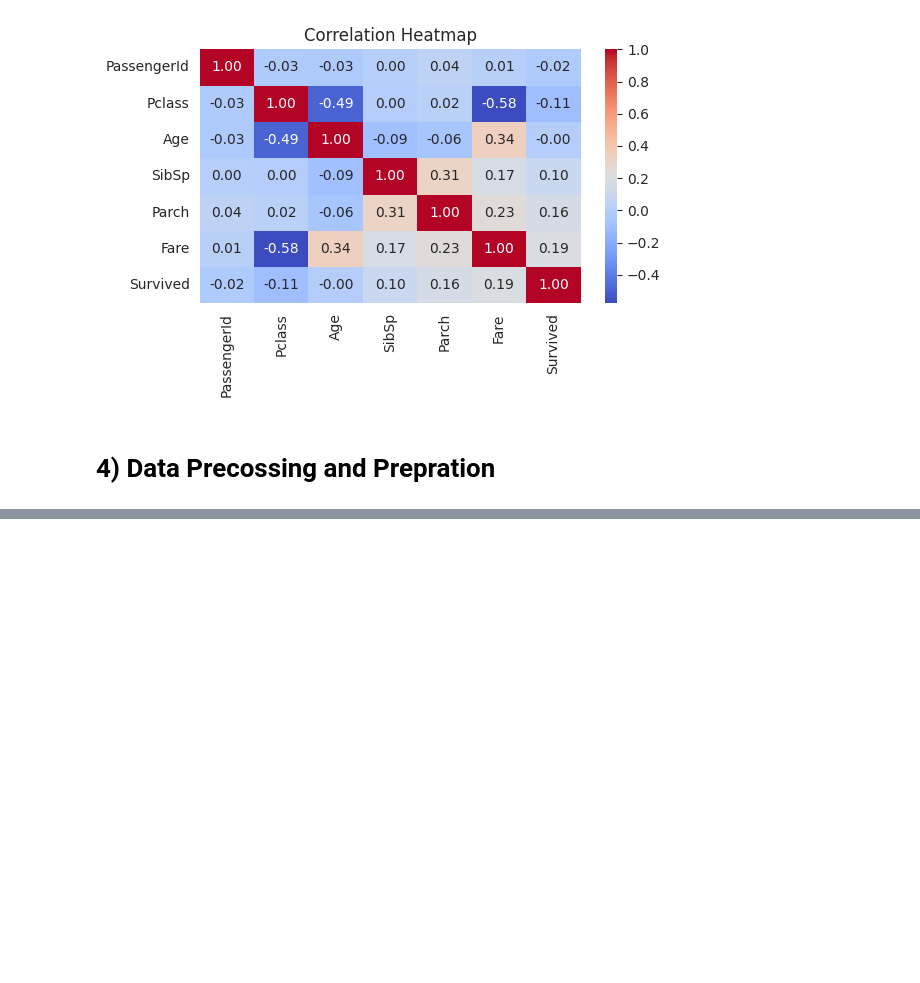
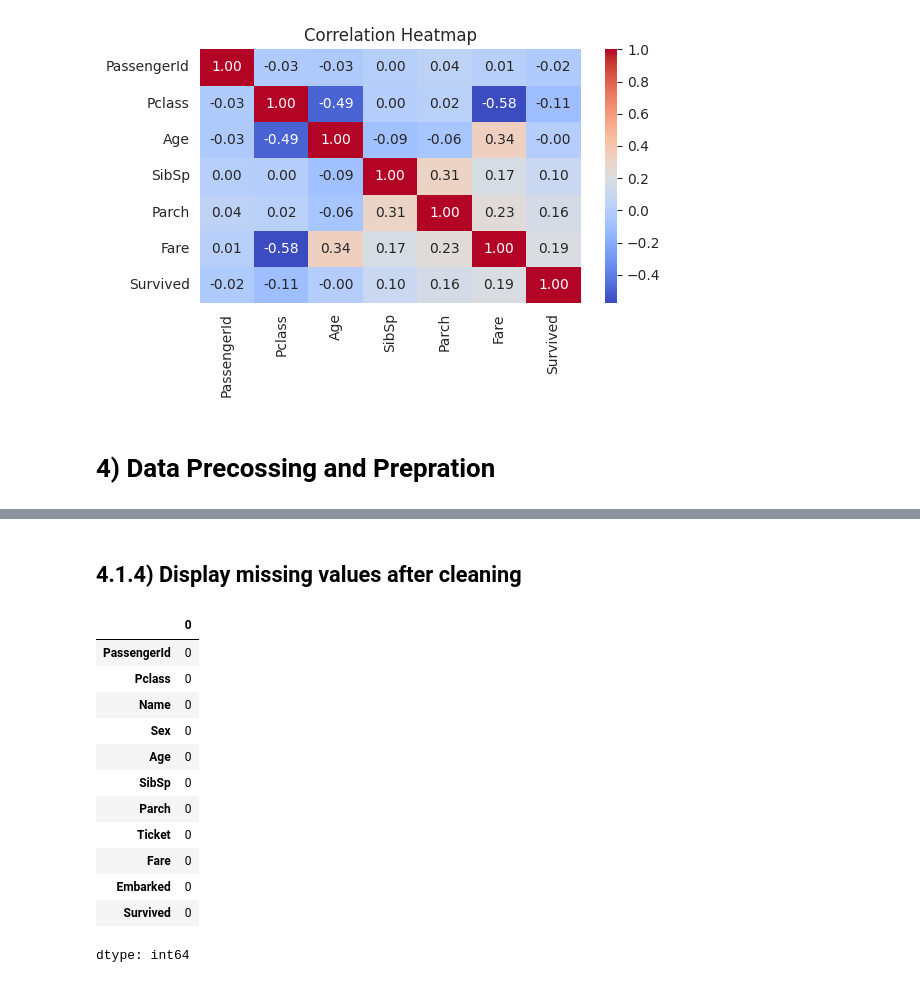
Before and after one commit to Clinton1029/Titanic2, a Jupyter notebook: Titanic.ipynb, the cells around one changed output, grey strips where cells are left out. Saved outputs shown, nothing was run; the diff lists cells and outputs as text; code cells hidden in the pictures; blank space fills up the shorter version.

```diff
--- a/Titanic.ipynb
+++ b/Titanic.ipynb
@@ -616,0 +644,3 @@ plt.show()
+# %%
+# Fill missing Age values using the mean
+data["Age"] = data["Age"].fillna(data["Age"].mean())
@@ -616,0 +653,3 @@ plt.show()
+# %%
+# Fill missing Fare values using the mean
+data["Fare"] = data["Fare"].fillna(data["Fare"].mean())
@@ -616,0 +662,22 @@ plt.show()
+# %%
+# Remove the Cabin column
+data = data.drop(columns=["Cabin"])
+# %% [markdown]
+## 4.1.4) Display missing values after cleaning
+# %%
+# Display missing values after cleaning
+data.isnull().sum()
+# %% [output]
+|  | 0 |
+| PassengerId | 0 |
+| Pclass | 0 |
+| Name | 0 |
+| Sex | 0 |
+| Age | 0 |
+| SibSp | 0 |
+| Parch | 0 |
+| Ticket | 0 |
+| Fare | 0 |
+| Embarked | 0 |
+| Survived | 0 |
+dtype: int64
```
Also changed, not shown: parts of 8 cells of this notebook.
